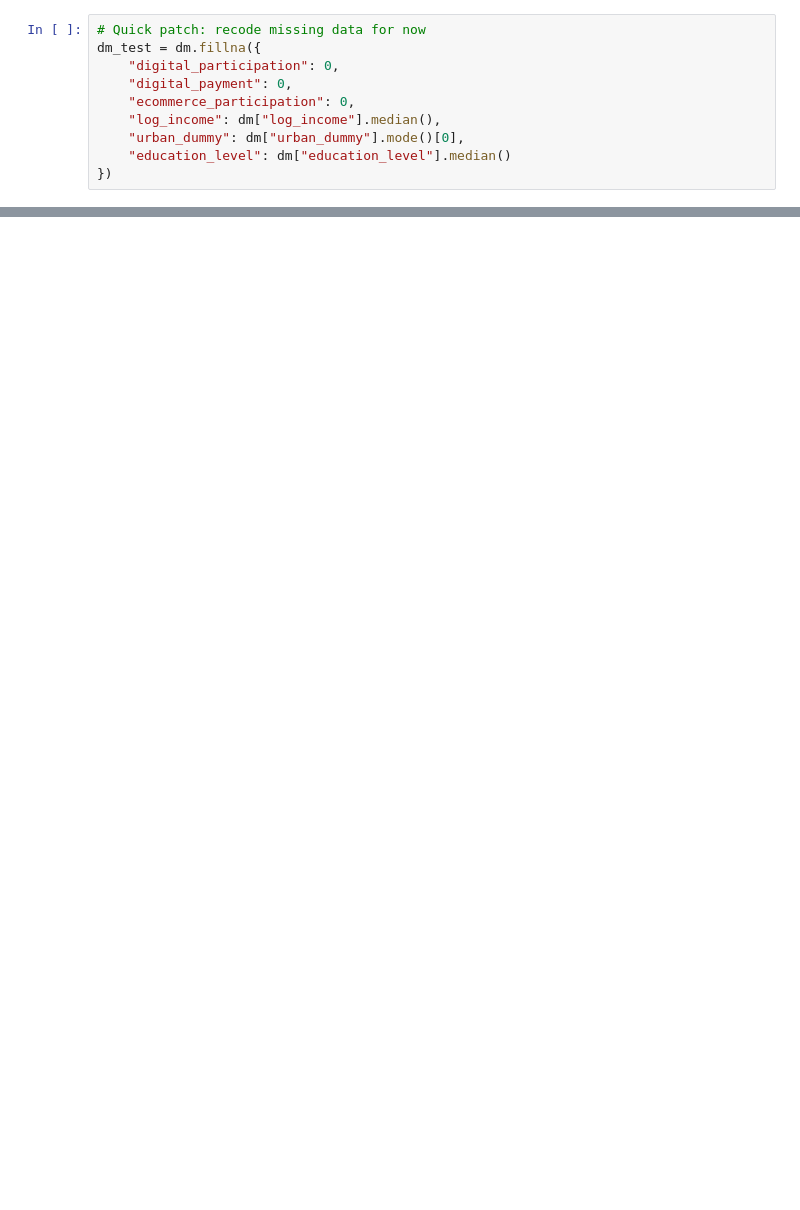
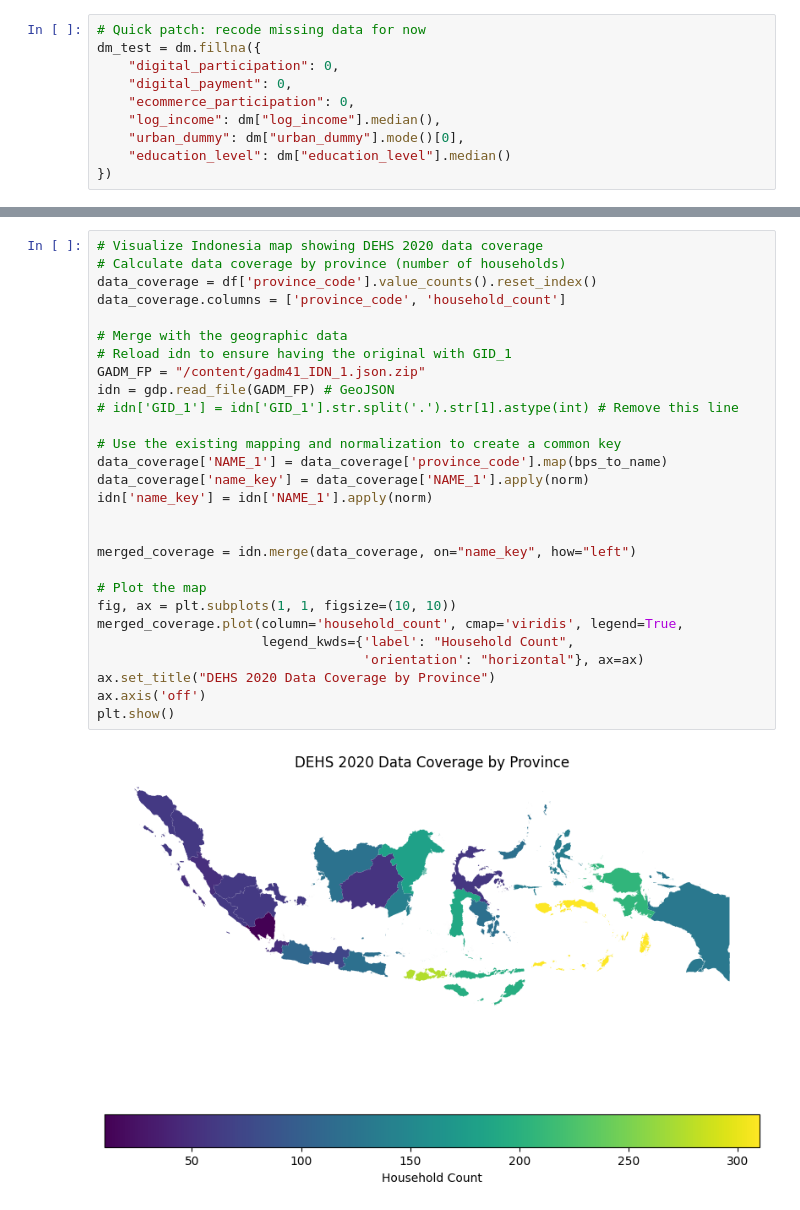
Before and after one commit to the-cafehopper/Research, a Jupyter notebook: Indonesia_E_Commerce_Energy_202510.ipynb, the cells around one changed output, grey strips where cells are left out. Drawn from its saved outputs; the diff is of its cells as text; blank space fills up the shorter version.

```diff
--- a/Indonesia_E_Commerce_Energy_202510.ipynb
+++ b/Indonesia_E_Commerce_Energy_202510.ipynb
@@ -597,0 +875,30 @@ Notes:
+# %%
+# Visualize Indonesia map showing DEHS 2020 data coverage
+# Calculate data coverage by province (number of households)
+data_coverage = df['province_code'].value_counts().reset_index()
+data_coverage.columns = ['province_code', 'household_count']
+
+# Merge with the geographic data
+# Reload idn to ensure having the original with GID_1
+GADM_FP = "/content/gadm41_IDN_1.json.zip"
+idn = gdp.read_file(GADM_FP) # GeoJSON
+# idn['GID_1'] = idn['GID_1'].str.split('.').str[1].astype(int) # Remove this line
+
+# Use the existing mapping and normalization to create a common key
+data_coverage['NAME_1'] = data_coverage['province_code'].map(bps_to_name)
+data_coverage['name_key'] = data_coverage['NAME_1'].apply(norm)
+idn['name_key'] = idn['NAME_1'].apply(norm)
+
+
+merged_coverage = idn.merge(data_coverage, on="name_key", how="left")
+
+# Plot the map
+fig, ax = plt.subplots(1, 1, figsize=(10, 10))
+merged_coverage.plot(column='household_count', cmap='viridis', legend=True,
+                     legend_kwds={'label': "Household Count",
+                                  'orientation': "horizontal"}, ax=ax)
+ax.set_title("DEHS 2020 Data Coverage by Province")
+ax.axis('off')
+plt.show()
+# %% [output]
+[figure, added]
```
Also changed, not shown: parts of 19 cells of this notebook.
